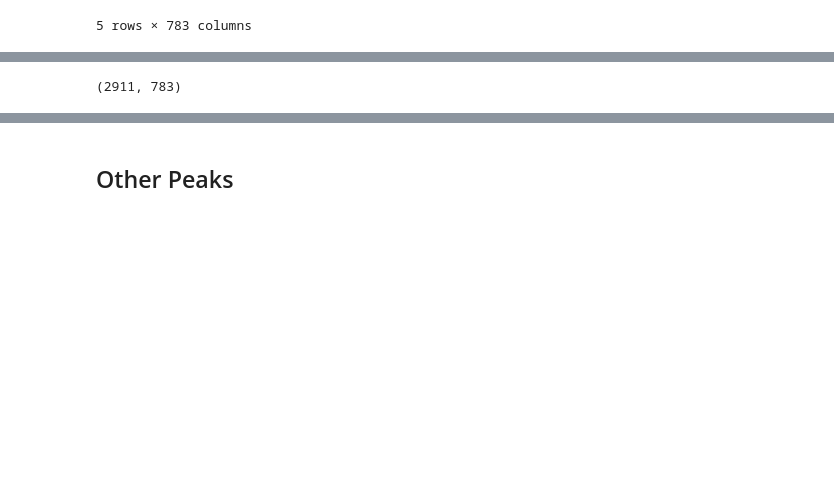
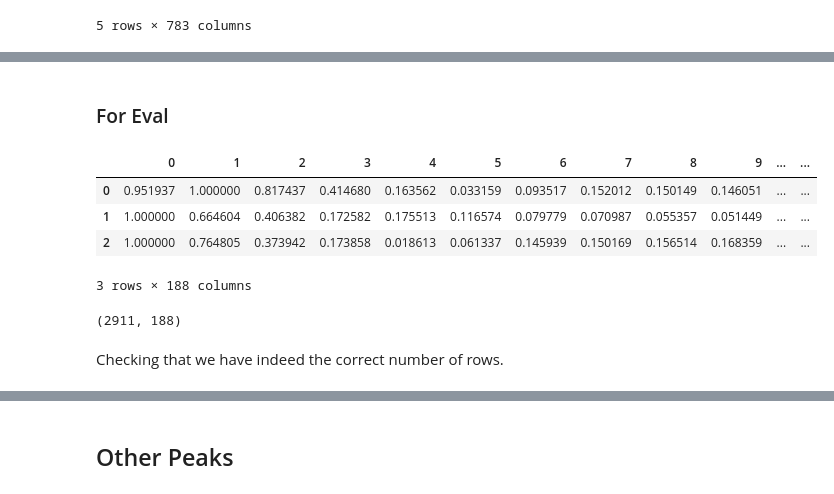
Before and after one commit to juliepinole/proj2, a Jupyter notebook: task_1/Task_1_classic_ML_models.ipynb, the cells around one changed output, grey strips where cells are left out. Cells and saved outputs as stored; diff of their text form; code cells hidden in the pictures; blank space fills up the shorter version.

```diff
--- a/task_1/Task_1_classic_ML_models.ipynb
+++ b/task_1/Task_1_classic_ML_models.ipynb
@@ -366,4 +185,17 @@ tsf_fresh_features_eval
-# %%
-tsf_fresh_features_eval.shape
-# %% [output]
-(2911, 783)
+# %% [markdown]
+### For Eval
+# %%
+dir_path = '../output/cs_files_tsfresh/ptb/eval/all_features/'
+df_of_interest = df_heart_test
+# %%
+df_of_interest.head(3)
+# %% [output]
+|  | 0 | 1 | 2 | 3 | 4 | 5 | 6 | 7 | 8 | 9 | ... | ... |
+| 0 | 0.951937 | 1.000000 | 0.817437 | 0.414680 | 0.163562 | 0.033159 | 0.093517 | 0.152012 | 0.150149 | 0.146051 | ... | ... |
+| 1 | 1.000000 | 0.664604 | 0.406382 | 0.172582 | 0.175513 | 0.116574 | 0.079779 | 0.070987 | 0.055357 | 0.051449 | ... | ... |
+| 2 | 1.000000 | 0.764805 | 0.373942 | 0.173858 | 0.018613 | 0.061337 | 0.145939 | 0.150169 | 0.156514 | 0.168359 | ... | ... |
+3 rows × 188 columns
+# %%
+df_of_interest.shape
+# %% [output]
+(2911, 188)
@@ -369,0 +221,2 @@ tsf_fresh_features_eval.shape
+# %% [markdown]
+Checking that we have indeed the correct number of rows.
```
Also changed, not shown: parts of 76 cells of this notebook, 4 other files.
